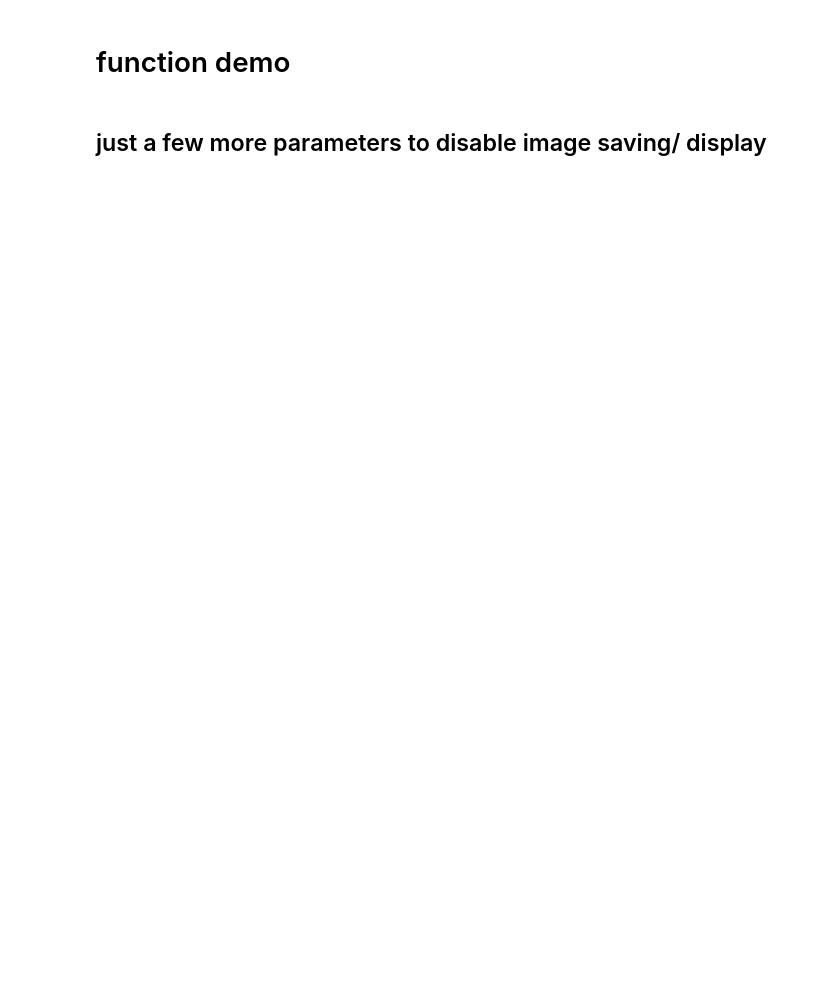
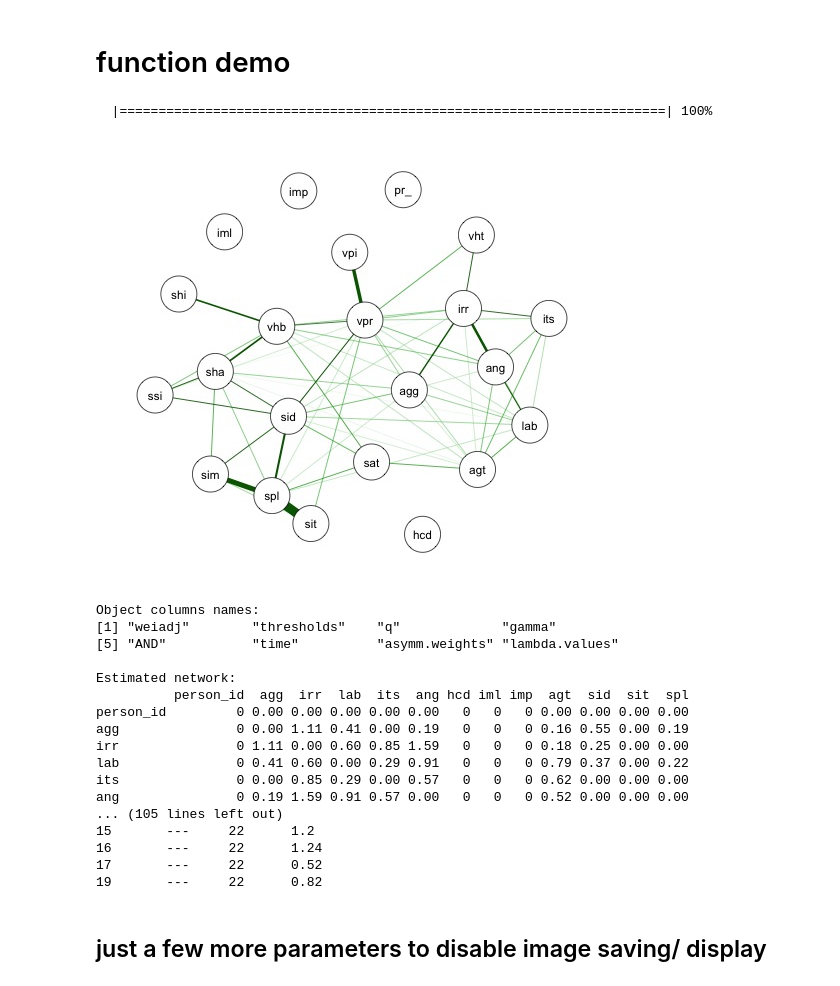
Before and after one commit to csrinesh/ising_fit, a Jupyter notebook: notebooks/Sample function usage.ipynb, the cells around one changed output. Drawn from its saved outputs; the diff is of its cells as text; code cells hidden in the pictures; blank space fills up the shorter version.

```diff
--- a/notebooks/Sample function usage.ipynb
+++ b/notebooks/Sample function usage.ipynb
@@ -7,10 +7,33 @@ sys.path.append("/Users/kiathaolim93/ising_fit")
 from Scripts.functions import ising_plot
 import pandas as pd
 # %%
-# a = ising_plot("../bopd_cleaned_sav_file.csv", image_name="bopd.png")
+df = pd.read_csv("../bopd_cleaned_sav_file.csv")
+aa = ising_plot(df, image_name="bopd.png")
 
-# # sample of how to slice the R object in python
-# print(a.rx2("q")) # in r => a$q, in python: a.rx2("q")
+# sample of how to slice the R object in python
+print("Object columns names:\n" + str(aa.names))
+print(aa)
+print(aa.rx2("q")) # in r => a$q, in python: a.rx2("q")
+# %% [output]
+  |======================================================================| 100%
+[figure, added]
+Object columns names:
+[1] "weiadj"        "thresholds"    "q"             "gamma"
+[5] "AND"           "time"          "asymm.weights" "lambda.values"
+
+Estimated network:
+          person_id  agg  irr  lab  its  ang hcd iml imp  agt  sid  sit  spl
+person_id         0 0.00 0.00 0.00 0.00 0.00   0   0   0 0.00 0.00 0.00 0.00
+agg               0 0.00 1.11 0.41 0.00 0.19   0   0   0 0.16 0.55 0.00 0.19
+irr               0 1.11 0.00 0.60 0.85 1.59   0   0   0 0.18 0.25 0.00 0.00
+lab               0 0.41 0.60 0.00 0.29 0.91   0   0   0 0.79 0.37 0.00 0.22
+its               0 0.00 0.85 0.29 0.00 0.57   0   0   0 0.62 0.00 0.00 0.00
+ang               0 0.19 1.59 0.91 0.57 0.00   0   0   0 0.52 0.00 0.00 0.00
+... (105 lines left out)
+15       ---     22      1.2
+16       ---     22      1.24
+17       ---     22      0.52
+19       ---     22      0.82
 # %% [markdown]
 ## just a few more parameters to disable image saving/ display
 # %%
```
Also changed, not shown: parts of 4 cells of this notebook, 1 other file.
